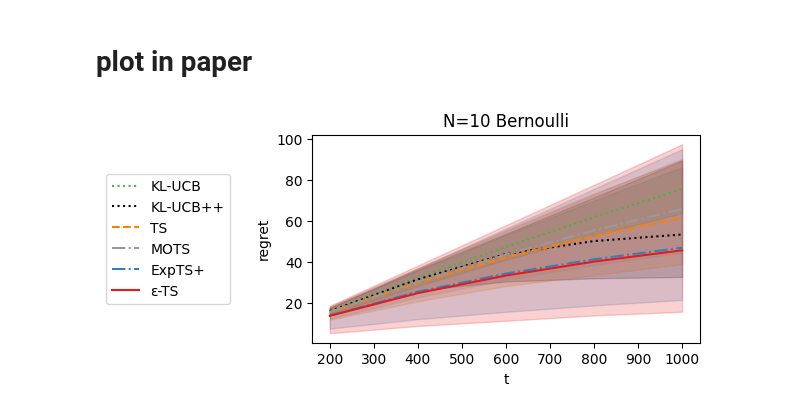
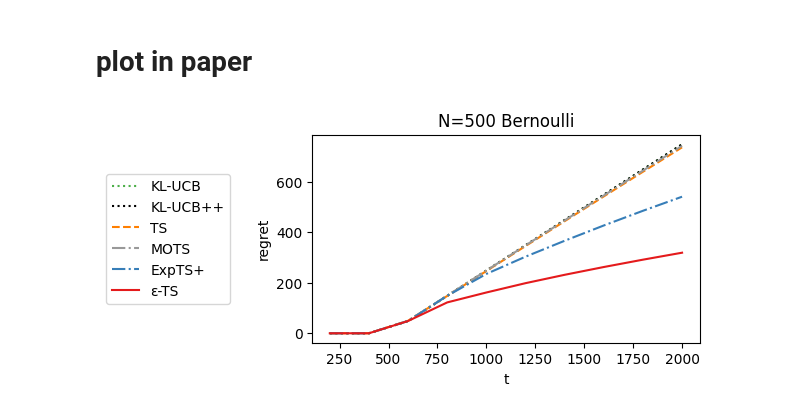
Before and after one commit to xianglinyang/TS, a Jupyter notebook: rebuttal_plot.ipynb, the cells around one changed output. Cells and saved outputs as stored; diff of their text form; code cells hidden in the pictures.

```diff
--- a/rebuttal_plot.ipynb
+++ b/rebuttal_plot.ipynb
@@ -58,3 +59,7 @@ pick = [3,5,7,8]
+# %%
+cols = ["baseline","distribution","800","1200", "1600", "2000"]
+df = pd.DataFrame({}, columns=cols)
+pick = [3,5,7,8]
 # %%
 for BASELINE in BASELINES:
     for DISTRIBUTION in DISTRIBUTIONS:
@@ -139,9 +144,12 @@ linestyles = {
     "TSGreedy":"solid"
 }
 # %%
-N = 10
+N = 500
+T = 2*pow(10,3)
+# N = 10
+# T = pow(10, 3)
 DISTRIBUTION = "Bernoulli"
-T = pow(10, 3)
+# DISTRIBUTION = "Gaussian"
 # %%
 PERIOD = 200
 BASELINES = ["KL_UCB",  "KL_UCB_plus_plus","TS", "MOTS", "ExpTS_plus", "TSGreedy"]
@@ -163,30 +171,30 @@ PROBS = {
 # %%
 # Note that even in the OO-style, we use `.pyplot.figure` to create the Figure.
 fig, ax = plt.subplots(figsize=(5, 2.7))
 for BASELINE in BASELINES:
     if BASELINE == "MOTS":
         if DISTRIBUTION in ["Gamma", "Poisson"]:
             continue
     PROB = PROBS[BASELINE]
     REPEAT = REPEAT_T[BASELINE][1]
     data = load_avg(BASELINE, N, DISTRIBUTION, PROB,T, REPEAT)
-    percentile_5 = np.percentile(data, 5, axis=0)
-    percentile_95 = np.percentile(data, 95, axis=0)
+
     means = data.mean(axis=0)
-
     ax.plot(record_time, means, label="{}".format(NAME_IN_PLOT[BASELINE]), color=colormap[BASELINE], linestyle=linestyles[BASELINE])
 
-    ax.fill_between(record_time, percentile_5, percentile_95, color=colormap[BASELINE], alpha=0.2)
+    # percentile_5 = np.percentile(data, 5, axis=0)
+    # percentile_95 = np.percentile(data, 95, axis=0)
+    # ax.fill_between(record_time, percentile_5, percentile_95, color=colormap[BASELINE], alpha=0.2)
 
 
 ax.set_xlabel('t')  # Add an x-label to the axes.
 ax.set_ylabel('regret')  # Add a y-label to the axes.
 ax.set_title(f'N={N} {DISTRIBUTION}')  # Add a title to the axes.
 ax.legend(loc="center left",ncol=1, bbox_to_anchor=(-0.55, 0.5), bbox_transform=ax.transAxes)  # Add a legend.
 plt.savefig("rebuttal_plot_results/{}_{}.pdf".format(N, DISTRIBUTION),
     dpi=300,
     bbox_inches="tight",
     pad_inches=0.0,
     )
 # %% [output]
-[figure, old version]
+[figure, new version]
```
Also changed, not shown: parts of 4 cells of this notebook, 6 other files.
